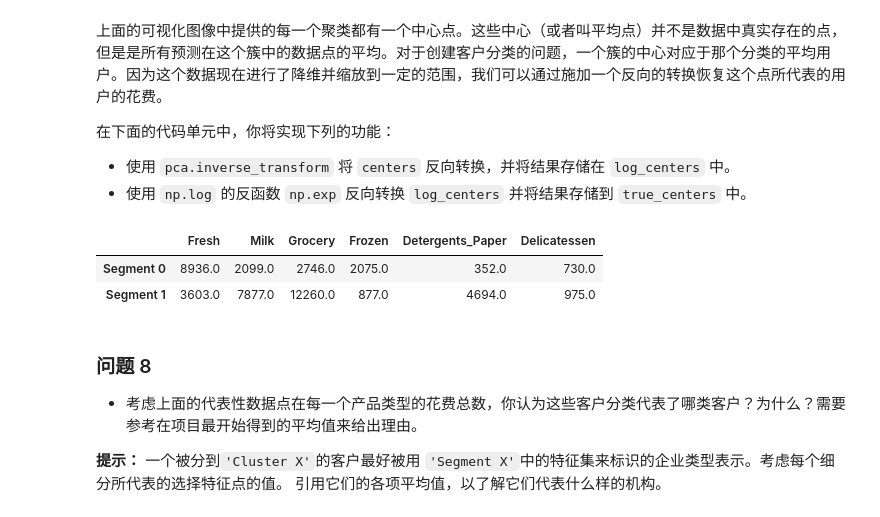
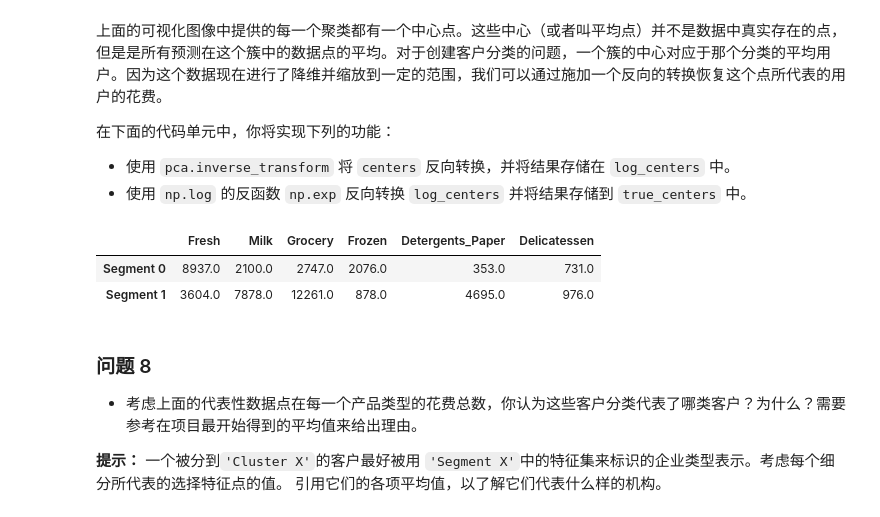
Before and after one commit to xcoder42/MLND_CN_P3_Customer_Segments, a Jupyter notebook: customer_segments.ipynb, the cells around one changed output. Saved outputs shown, nothing was run; the diff lists cells and outputs as text; code cells hidden in the pictures.

```diff
--- a/customer_segments.ipynb
+++ b/customer_segments.ipynb
@@ -185,10 +185,10 @@ plot_corr_heatmap(data)
  - 使用 `np.log` 函数在样本数据 `samples` 上做一个对数缩放，然后将它的副本赋值给 `log_samples`。
 # %%
 # TODO：使用自然对数缩放数据
-log_data = data.apply(lambda x: np.log(x+1))
+log_data = np.log(data)
 
 # TODO：使用自然对数缩放样本数据
-log_samples = samples.apply(lambda x: np.log(x+1))
+log_samples = np.log(samples)
 
 # 为每一对新产生的特征制作一个散射矩阵
 pd.plotting.scatter_matrix(log_data, alpha = 0.3, figsize = (14,8), diagonal = 'kde');
@@ -560,19 +560,19 @@ vs.cluster_results(reduced_data, preds, centers, pca_samples)
 # %%
 # TODO：反向转换中心点
 log_centers = pca.inverse_transform(centers)
 
 # TODO：对中心点做指数转换
-true_centers = np.exp(log_centers) - 1
+true_centers = np.exp(log_centers)
 
 # 显示真实的中心点
 segments = ['Segment {}'.format(i) for i in range(0,len(centers))]
 true_centers = pd.DataFrame(np.round(true_centers), columns = data.keys())
 true_centers.index = segments
 display(true_centers)
 # %% [output]
 |  | Fresh | Milk | Grocery | Frozen | Detergents_Paper | Delicatessen |
-| Segment 0 | 8936.0 | 2099.0 | 2746.0 | 2075.0 | 352.0 | 730.0 |
-| Segment 1 | 3603.0 | 7877.0 | 12260.0 | 877.0 | 4694.0 | 975.0 |
+| Segment 0 | 8937.0 | 2100.0 | 2747.0 | 2076.0 | 353.0 | 731.0 |
+| Segment 1 | 3604.0 | 7878.0 | 12261.0 | 878.0 | 4695.0 | 976.0 |
 # %% [markdown]
 ### 问题 8
 * 考虑上面的代表性数据点在每一个产品类型的花费总数，你认为这些客户分类代表了哪类客户？为什么？需要参考在项目最开始得到的平均值来给出理由。
```
Also changed, not shown: parts of 2 cells of this notebook.
